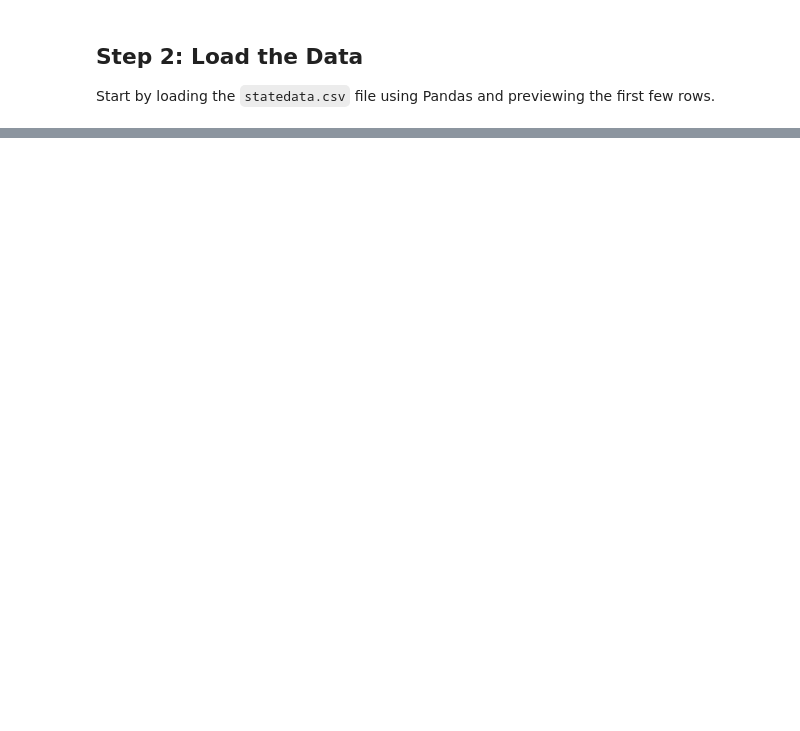
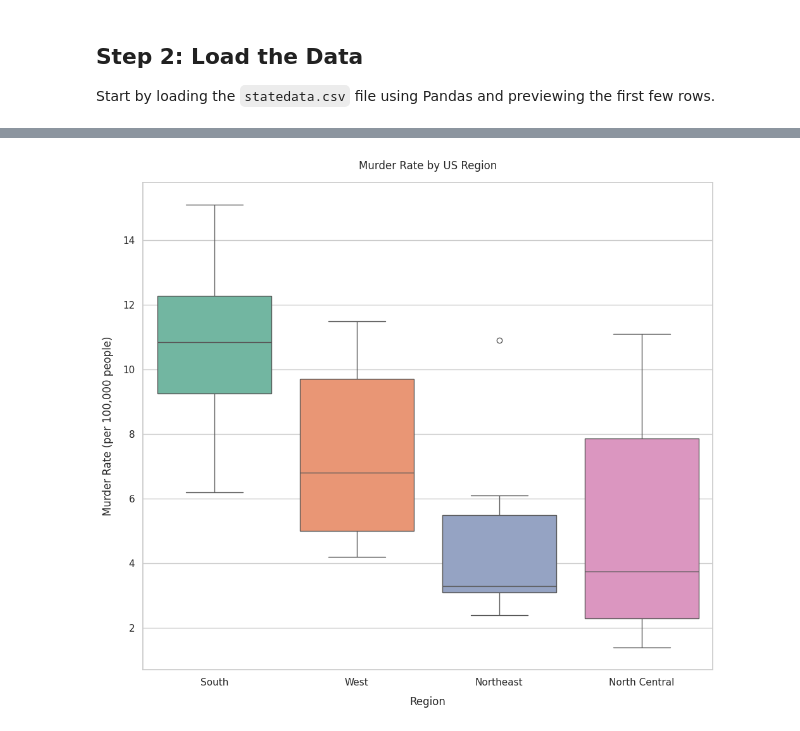
Before and after one commit to yuri-spizhovyi-mit/ET6-ML, a Jupyter notebook: Session1__data_analysis/notebooks/predicting_life_expectancy_in_the_us.ipynb, the cells around one changed output, grey strips where cells are left out. Saved outputs shown, nothing was run; the diff lists cells and outputs as text; code cells hidden in the pictures; blank space fills up the shorter version.

```diff
--- a/Session1__data_analysis/notebooks/predicting_life_expectancy_in_the_us.ipynb
+++ b/Session1__data_analysis/notebooks/predicting_life_expectancy_in_the_us.ipynb
@@ -52,0 +154,19 @@ FileNotFoundError: [Errno 2] No such file or directory: 'Session1__data_analysis
+# %%
+# Create a boxplot
+
+# Set plot style
+sns.set(style='whitegrid')
+
+# Create the boxplot
+plt.figure(figsize=(10, 9))
+sns.boxplot(df_state, x = 'state.region', y='Murder', palette='Set2')
+
+# Add title and labels
+plt.title("Murder Rate by US Region", pad=15)
+plt.xlabel("Region", labelpad=10)
+plt.ylabel('Murder Rate (per 100,000 people)', labelpad=10)
+
+# Show the plot
+plt.tight_layout()
+# %% [output]
+[figure, added]
```
Also changed, not shown: parts of 34 cells of this notebook.
